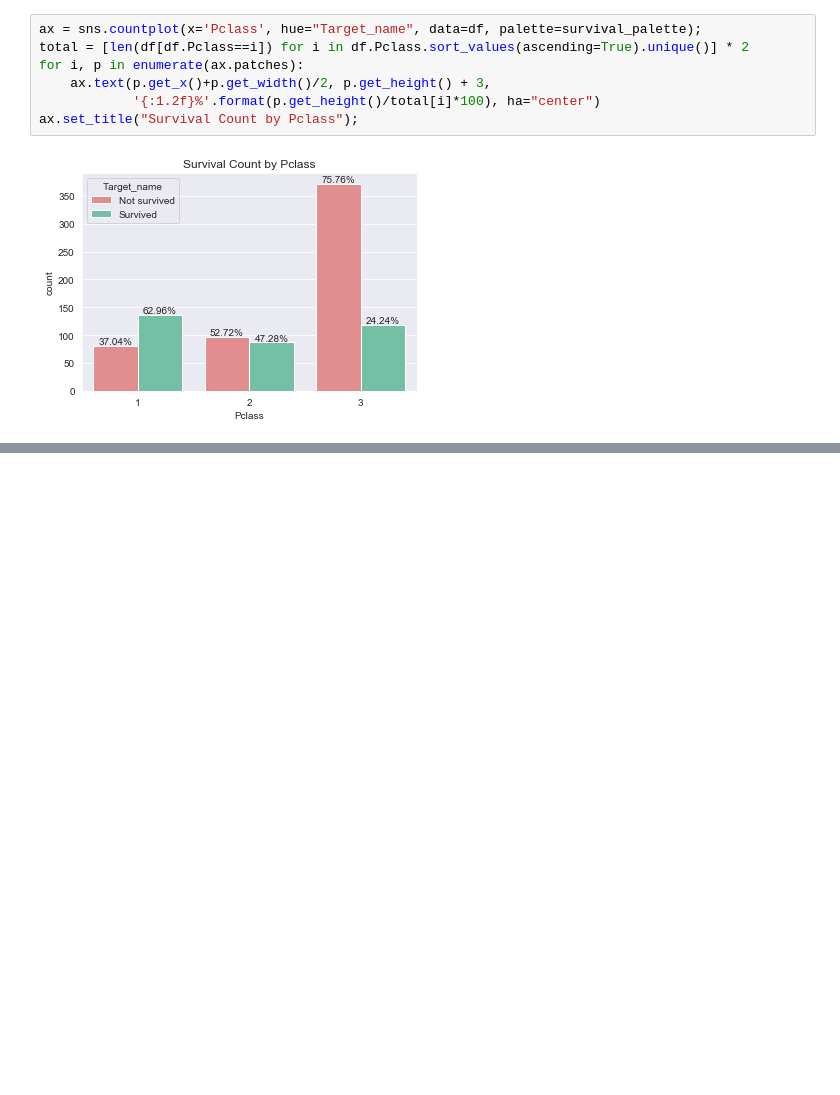
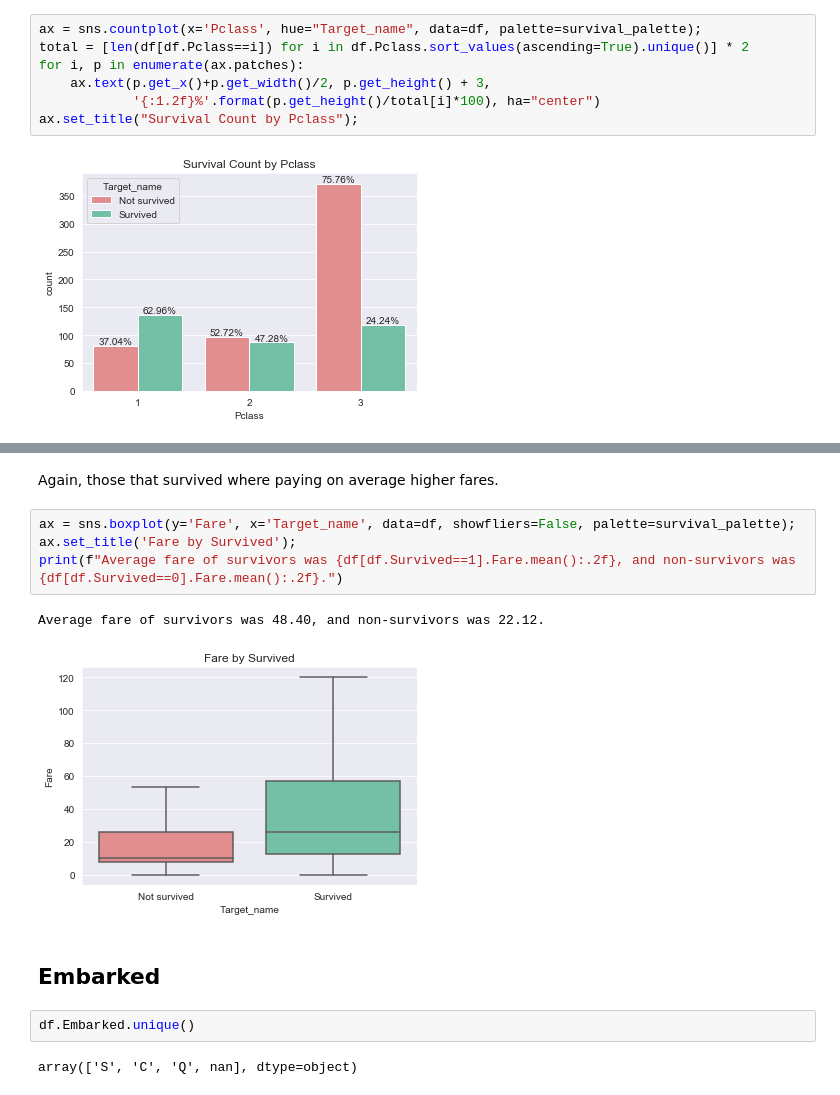
Before and after one commit to arsalanfardi/Titanic-Survival-Prediction, a Jupyter notebook: Titanic_Survival_Prediction.ipynb, the cells around one changed output, grey strips where cells are left out. Cells and saved outputs as stored; diff of their text form; blank space fills up the shorter version.

```diff
--- a/Titanic_Survival_Prediction.ipynb
+++ b/Titanic_Survival_Prediction.ipynb
@@ -200,0 +235,15 @@ ax.set_title("Sex by Pclass");
+# %% [markdown]
+Again, those that survived where paying on average higher fares.
+# %%
+ax = sns.boxplot(y='Fare', x='Target_name', data=df, showfliers=False, palette=survival_palette);
+ax.set_title('Fare by Survived');
+print(f"Average fare of survivors was {df[df.Survived==1].Fare.mean():.2f}, and non-survivors was {df[df.Survived==0].Fare.mean():.2f}.")
+# %% [output]
+Average fare of survivors was 48.40, and non-survivors was 22.12.
+[figure, added]
+# %% [markdown]
+## Embarked
+# %%
+df.Embarked.unique()
+# %% [output]
+array(['S', 'C', 'Q', nan], dtype=object)
```
Also changed, not shown: parts of 25 cells of this notebook.
